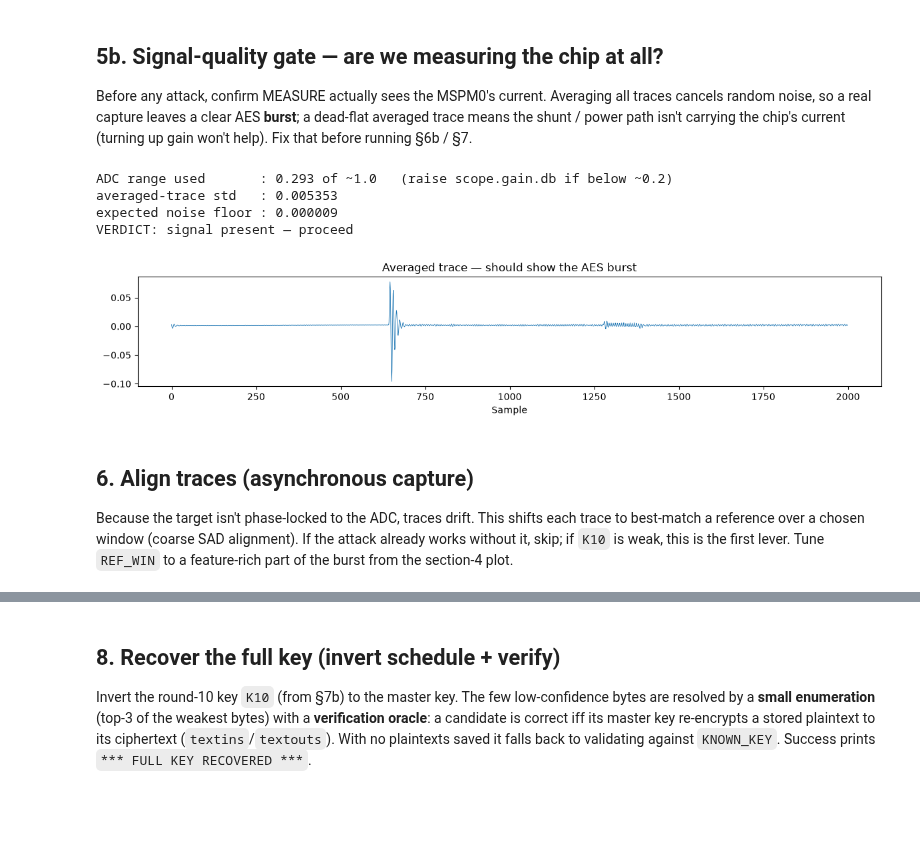
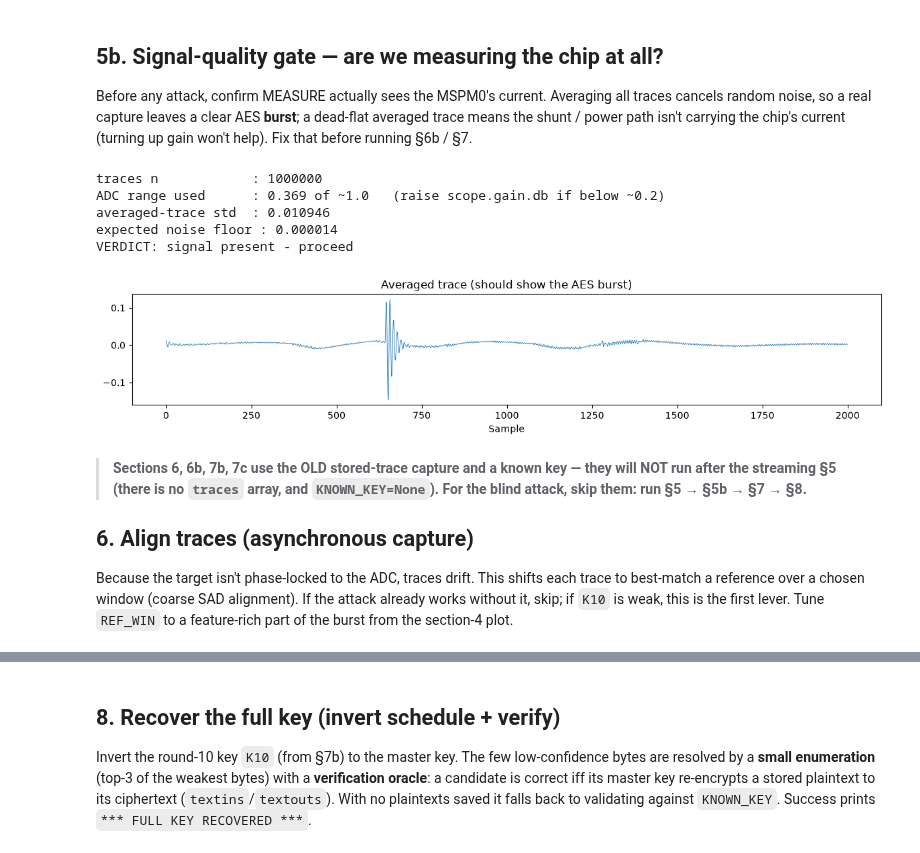
Before and after one commit to Gustav2/P7, a Jupyter notebook: mspm0_hwaes_cpa.ipynb, the cells around one changed output, grey strips where cells are left out. Saved outputs shown, nothing was run; the diff lists cells and outputs as text; code cells hidden in the pictures; blank space fills up the shorter version.

```diff
--- a/mspm0_hwaes_cpa.ipynb
+++ b/mspm0_hwaes_cpa.ipynb
@@ -207,31 +229,32 @@ all traces cancels random noise, so a real capture leaves a clear AES **burst**;
 a dead-flat averaged trace means the shunt / power path isn't carrying the chip's
 current (turning up gain won't help). Fix that before running §6b / §7.
 # %%
-# 5b. Signal-quality gate — did we actually MEASURE the chip's current?
-# A valid capture (a) fills a fair bit of the ADC range and (b) has a deterministic
-# AES 'burst' that survives averaging. A flat averaged trace means the MEASURE input
-# isn't seeing the chip (shunt / power-path problem) — no attack can work until fixed.
-_rng   = float(traces.max() - traces.min())                 # vs ~1.0 full scale
-_m     = traces.mean(0)                                     # averaged trace
-_sig   = _m.std()
-_noise = (traces.std(0) / np.sqrt(len(traces))).mean()      # expected noise in the mean
-print(f'ADC range used       : {_rng:.3f} of ~1.0   (raise scope.gain.db if below ~0.2)')
-print(f'averaged-trace std   : {_sig:.6f}')
-print(f'expected noise floor : {_noise:.6f}')
-print('VERDICT:', 'signal present — proceed' if _sig > 3*_noise else
-      'NO CHIP SIGNAL — fix the shunt / power path, re-capture (do not attack yet)')
-plt.figure(figsize=(12,2.6)); plt.plot(_m, lw=0.6)
-plt.title('Averaged trace — should show the AES burst'); plt.xlabel('Sample')
-plt.tight_layout(); plt.show()
+# §5b. Signal-quality gate (from the streaming accumulators).
+mean_trace = sT / max(n, 1)
+var_s = np.maximum(sT2/max(n,1) - mean_trace**2, 0)          # per-sample variance
+sig   = float(mean_trace.std())
+noise = float(np.sqrt((var_s / max(n,1)).mean()))            # expected noise in the mean
+rng_used = float(gmax - gmin)
+print(f'traces n            : {n}')
+print(f'ADC range used      : {rng_used:.3f} of ~1.0   (raise scope.gain.db if below ~0.2)')
+print(f'averaged-trace std  : {sig:.6f}')
+print(f'expected noise floor : {noise:.6f}')
+print('VERDICT:', 'signal present - proceed' if sig > 3*noise else
+      'NO CHIP SIGNAL - fix the shunt/VCORE path, re-capture')
+plt.figure(figsize=(12,2.6)); plt.plot(mean_trace, lw=0.6)
+plt.title('Averaged trace (should show the AES burst)'); plt.xlabel('Sample'); plt.tight_layout(); plt.show()
 # %% [output]
-ADC range used       : 0.293 of ~1.0   (raise scope.gain.db if below ~0.2)
-averaged-trace std   : 0.005353
-expected noise floor : 0.000009
-VERDICT: signal present — proceed
+traces n            : 1000000
+ADC range used      : 0.369 of ~1.0   (raise scope.gain.db if below ~0.2)
+averaged-trace std  : 0.010946
+expected noise floor : 0.000014
+VERDICT: signal present - proceed
-[figure, old version]
+[figure, new version]
 # %%
 scope.errors.clear()
 # %% [markdown]
+> **Sections 6, 6b, 7b, 7c use the OLD stored-trace capture and a known key — they will NOT run after the streaming §5 (there is no `traces` array, and `KNOWN_KEY=None`). For the blind attack, skip them: run §5 → §5b → §7 → §8.**
+
 ## 6. Align traces (asynchronous capture)
 
 Because the target isn't phase-locked to the ADC, traces drift. This shifts each
```
Also changed, not shown: parts of 13 cells of this notebook, 25 other files.
